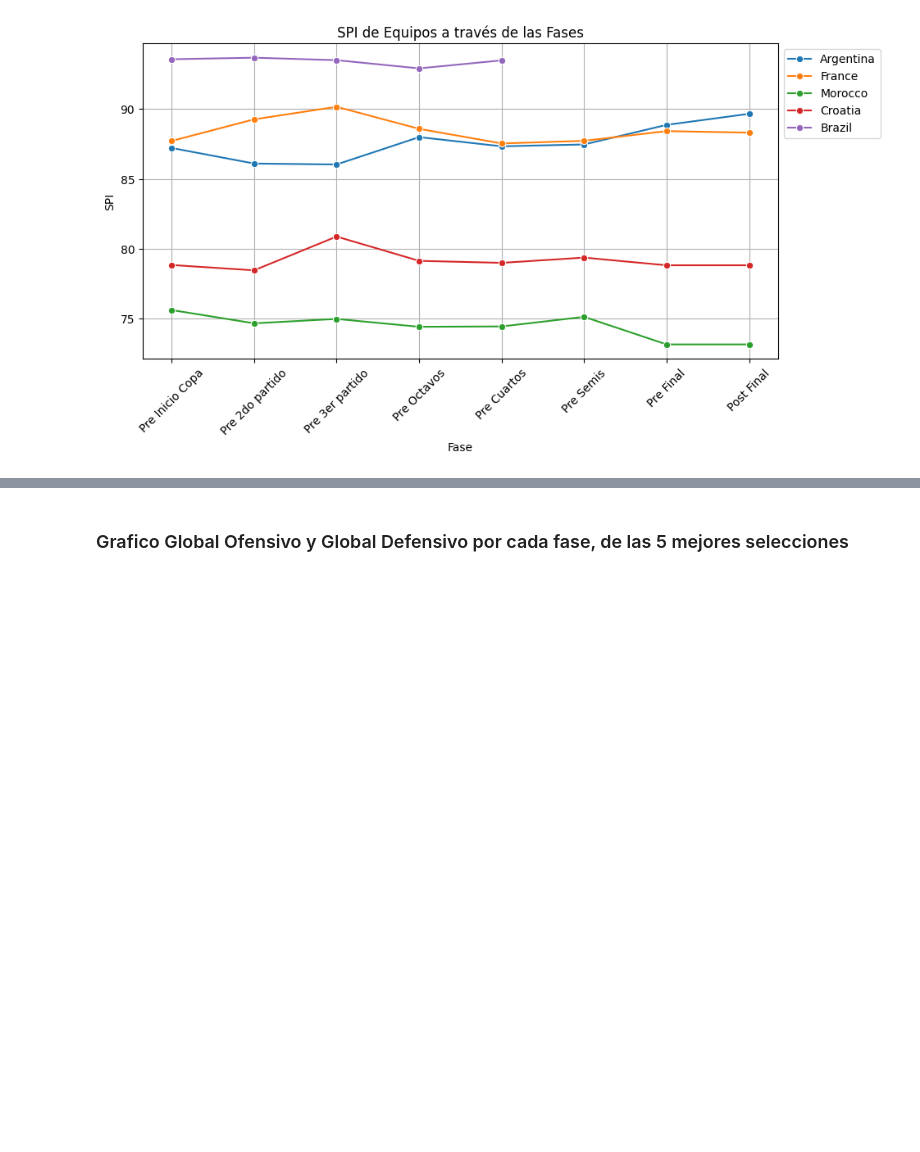
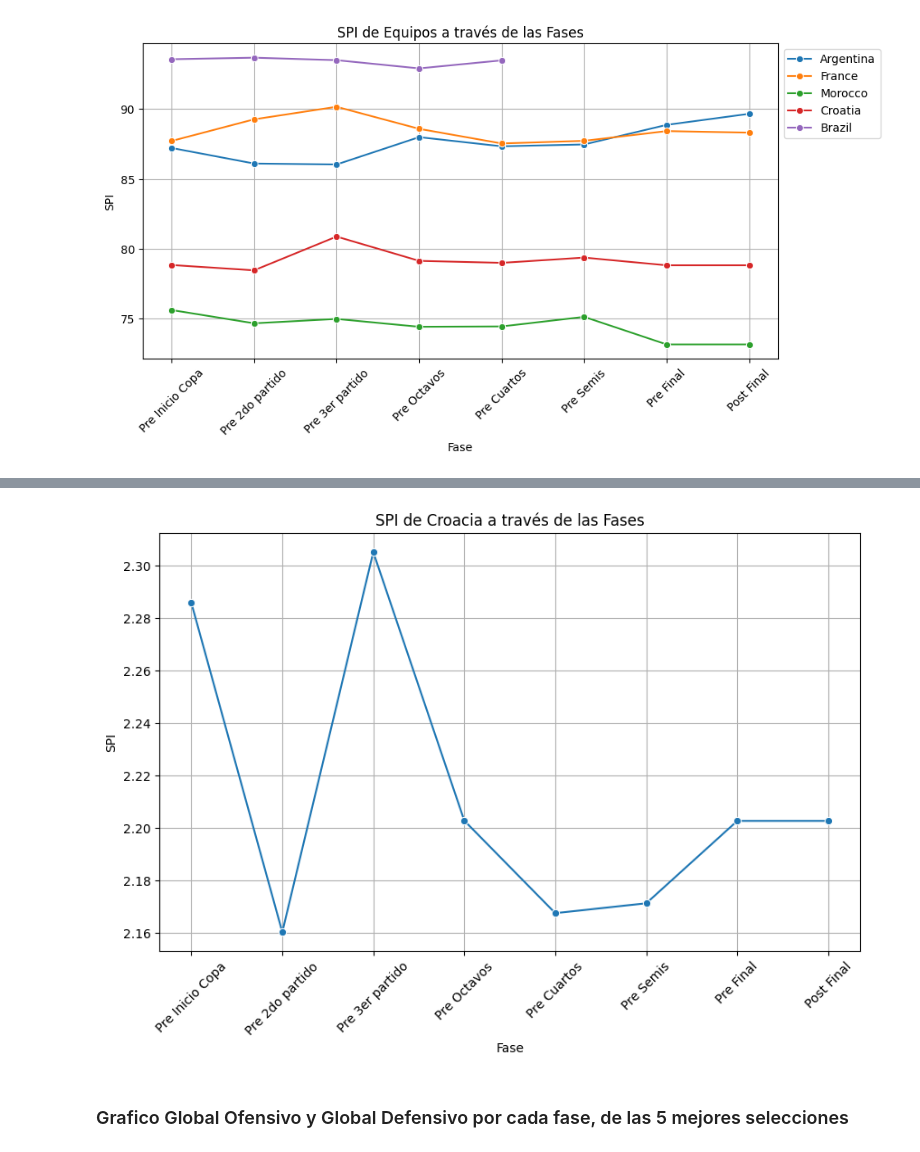
Before and after one commit to valenrosito/TP-Fundamentos_Ciencia_de_Datos, a Jupyter notebook: src/TP.ipynb, the cells around one changed output, grey strips where cells are left out. Drawn from its saved outputs; the diff is of its cells as text; code cells hidden in the pictures; blank space fills up the shorter version.

Commit message:
Simplificación para los graficos SPI de croacia y de Morocco + re organización de codigo

```diff
--- a/src/TP.ipynb
+++ b/src/TP.ipynb
@@ -319,7 +319,7 @@ equipo_sorpresa
 # %% [markdown]
 ### CREACIÓN DE GRAFICOS EN COMUN
 # %%
-def grafico_lineplot(dataset : pd.DataFrame, tamanio_x : int, tamanio_y : int , columna_x : str, columna_y : str, hue : str, xlabel : str, ylabel : str, titulo : str):
+def grafico_lineplot(dataset : pd.DataFrame, tamanio_x : int, tamanio_y : int , columna_x : str, columna_y : str, hue : str, xlabel : str, ylabel : str, titulo : str, leyenda : bool = True):
     """
     Esta función crea un gráfico de línea a partir de un DataFrame.
     Args:
@@ -332,6 +332,7 @@ def grafico_lineplot(dataset : pd.DataFrame, tamanio_x : int, tamanio_y : int ,
         xlabel (str): La etiqueta del eje X.
         ylabel (str): La etiqueta del eje Y.
         titulo (str): El título del gráfico.
+        leyenda (bool): Indica si se debe mostrar la leyenda en el gráfico.
     """
     plt.figure(figsize=(tamanio_x, tamanio_y))
     sns.lineplot(data=dataset, x=columna_x, y=columna_y, hue= hue, marker='o', sort=False)
@@ -341,7 +342,8 @@ def grafico_lineplot(dataset : pd.DataFrame, tamanio_x : int, tamanio_y : int ,
     plt.title(titulo)
     plt.xlabel(xlabel)
     plt.ylabel(ylabel)
-    plt.legend(bbox_to_anchor=(1, 1), loc='upper left')
+    if leyenda:
+        plt.legend(bbox_to_anchor=(1, 1), loc='upper left')
     plt.xticks(rotation=45)
     plt.grid(True)
 
@@ -358,3 +368,8 @@ grafico_lineplot(equipos_data, 10, 5, 'Fase', 'SPI', 'Equipo', 'Fase', 'SPI', 'S
+# %%
+croacia_data = pronostico[pronostico['Equipo'] == 'Croatia']
+grafico_lineplot(croacia_data, 10, 6, 'Fase', 'Global_Ofensivo', None, 'Fase', 'SPI', 'SPI de Croacia a través de las Fases', False)
+# %% [output]
+[figure, added]
 # %% [markdown]
 ### Grafico Global Ofensivo y Global Defensivo por cada fase, de las 5 mejores selecciones
 # %%
```
Also changed, not shown: parts of 5 cells of this notebook.
